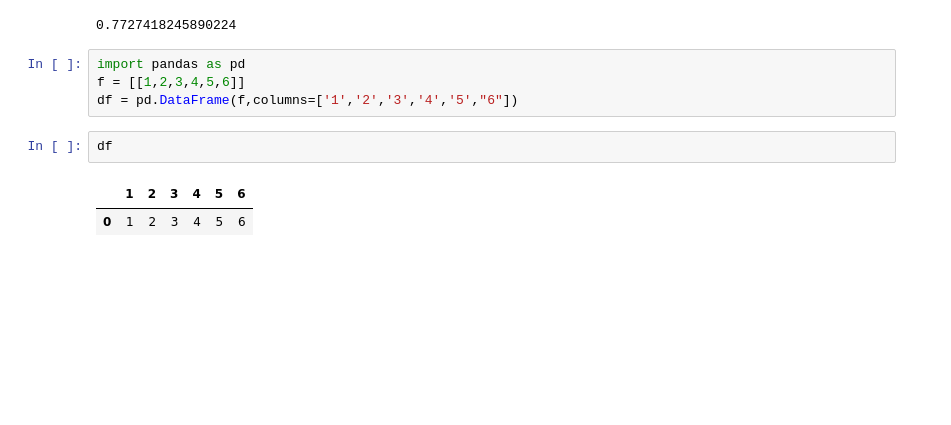
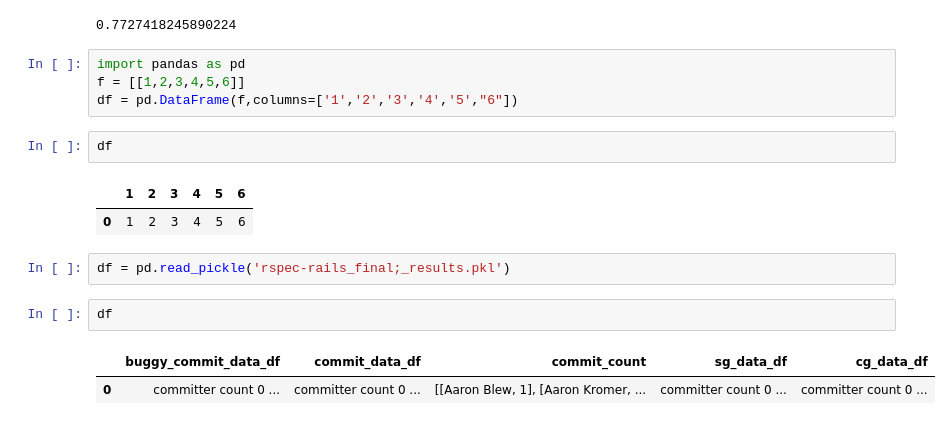
Before and after one commit to ai-se/Git_miner, a Jupyter notebook: Untitled1.ipynb, the cells around one changed output. Drawn from its saved outputs; the diff is of its cells as text; blank space fills up the shorter version.

```diff
--- a/Untitled1.ipynb
+++ b/Untitled1.ipynb
@@ -100,3 +100,10 @@ df
 # %% [output]
 |  | 1 | 2 | 3 | 4 | 5 | 6 |
 | 0 | 1 | 2 | 3 | 4 | 5 | 6 |
+# %%
+df = pd.read_pickle('rspec-rails_final;_results.pkl')
+# %%
+df
+# %% [output]
+|  | buggy_commit_data_df | commit_data_df | commit_count | sg_data_df | cg_data_df |
+| 0 | committer count 0 ... | committer count 0 ... | [[Aaron Blew, 1], [Aaron Kromer, ... | committer count 0 ... | committer count 0 ... |
```
Also changed, not shown: parts of 1 cell of this notebook, 5 other files.
